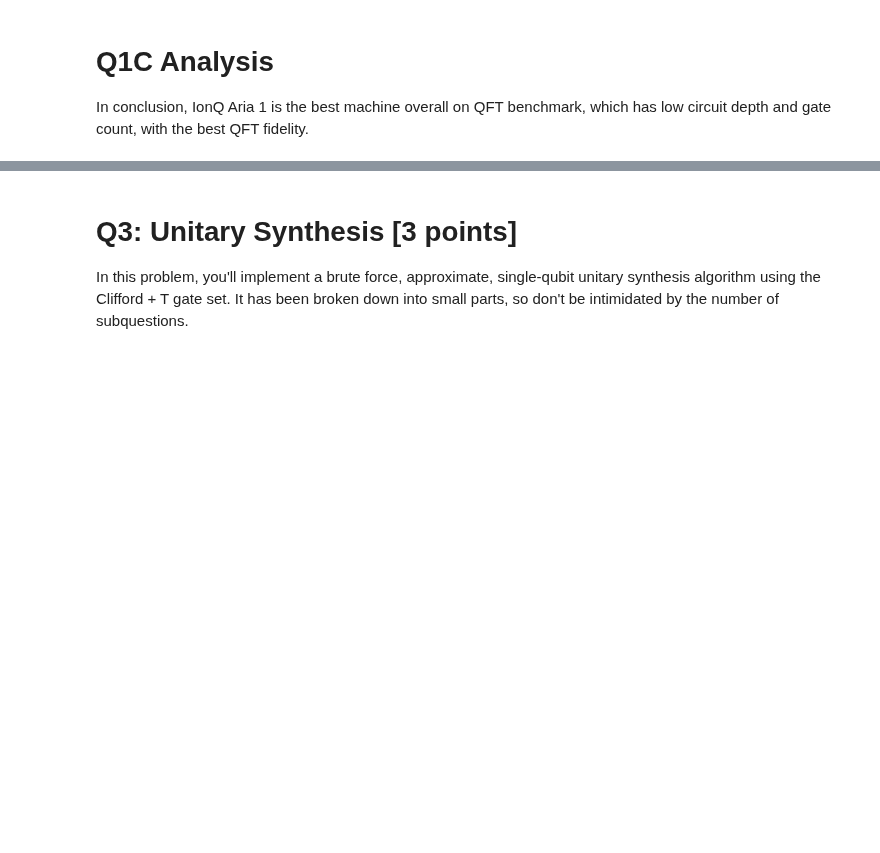
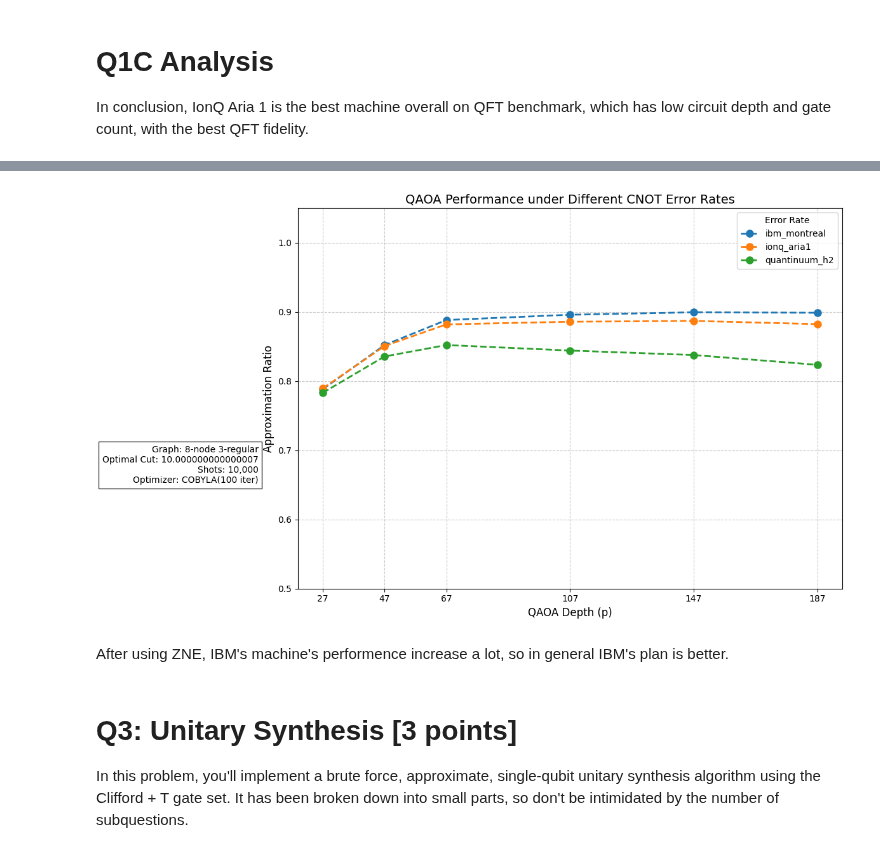
Before and after one commit to Huaiyuan-Jing/Quantum_Algorithm, a Jupyter notebook: CS639/HW4/Homework_4.ipynb, the cells around one changed output, grey strips where cells are left out. Saved outputs shown, nothing was run; the diff lists cells and outputs as text; code cells hidden in the pictures; blank space fills up the shorter version.

```diff
--- a/CS639/HW4/Homework_4.ipynb
+++ b/CS639/HW4/Homework_4.ipynb
@@ -650,3 +980,44 @@ TODO Q2
+# %%
+devices = ["ibm_montreal", "ionq_aria1", "quantinuum_h2"]
+plt.figure(figsize=(12, 7))
+colors = ['#1f77b4', '#ff7f0e', '#2ca02c']
+
+for (device, color) in zip(devices, colors):
+    plt.plot(
+        depths,
+        results[device],
+        'o--',
+        color=color,
+        linewidth=2,
+        markersize=8,
+        label=device
+    )
+
+plt.xlabel("QAOA Depth (p)", fontsize=12)
+plt.ylabel("Approximation Ratio", fontsize=12)
+plt.title("QAOA Performance under Different CNOT Error Rates", fontsize=14)
+plt.xticks(depths)
+plt.grid(True, linestyle='--', alpha=0.7)
+plt.legend(title="Error Rate", fontsize=10)
+plt.ylim(0.5, 1.05)
+
+plt.text(
+    6.2, 0.65,
+    f"Graph: {n}-node 3-regular\n"
+    f"Optimal Cut: {-ground_state_energy}\n"
+    f"Shots: 10,000\n"
+    f"Optimizer: COBYLA(100 iter)",
+    ha='right', va='bottom',
+    bbox=dict(facecolor='white', alpha=0.8)
+)
+
+plt.tight_layout()
+plt.savefig('qaoa_noise_comparison.png', dpi=300)
+plt.show()
+# %% [output]
+[figure, added]
+# %% [markdown]
+After using ZNE, IBM's machine's performence increase a lot, so in general IBM's plan is better.
 # %% [markdown]
 # Q3: Unitary Synthesis [3 points]
 
```
Also changed, not shown: parts of 15 cells of this notebook, 2 other files.
